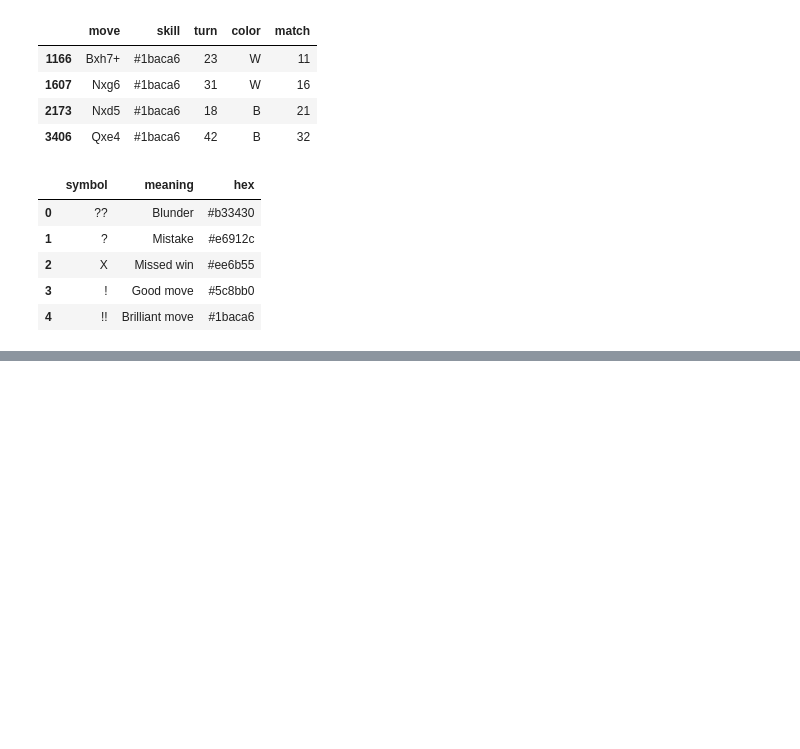
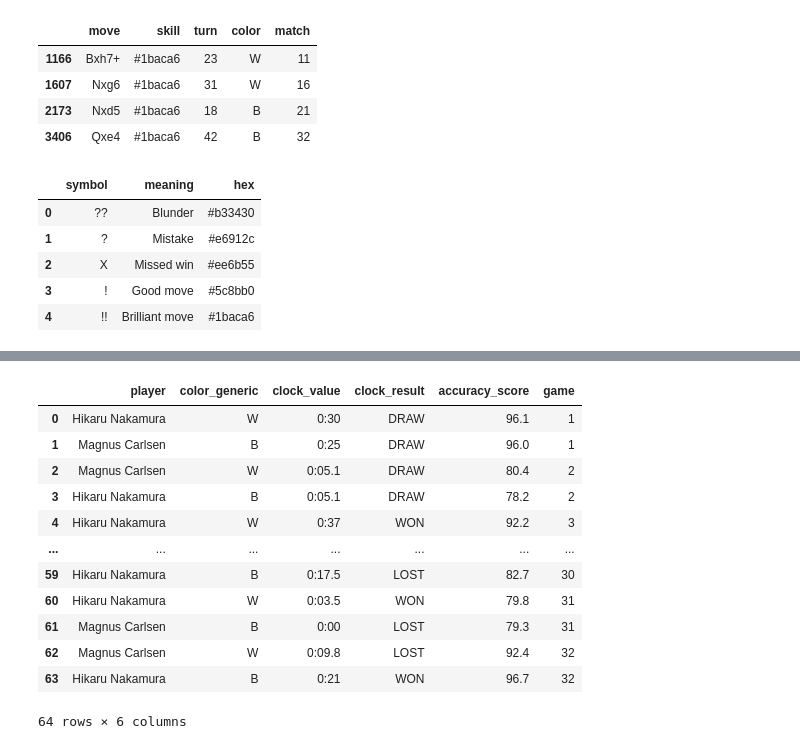
Before and after one commit to NicoNik22/Bullet-chess-championship-2023, a Jupyter notebook: Bullet Chess Championship 2023.ipynb, the cells around one changed output, grey strips where cells are left out. Saved outputs shown, nothing was run; the diff lists cells and outputs as text; code cells hidden in the pictures; blank space fills up the shorter version.

Commit message:
data Folder
Creation of the "data" Folder and making some more analysis.

```diff
--- a/Bullet Chess Championship 2023.ipynb
+++ b/Bullet Chess Championship 2023.ipynb
@@ -91,17 +102,18 @@ match = []
 n = 0
 
 
-for link in links:
+for link in links[:3]:
     # Load the page
     driver.get(link)
     sleep(5)
+    print(link)
 
 
     # Save the player ...
-    if 'Nakamura_Hikaru-Carlsen_Magnus' in links[0]:
+    if 'Nakamura_Hikaru-Carlsen_Magnus' in link:
         player.append('Hikaru Nakamura')
         player.append('Magnus Carlsen')
-    elif 'Carlsen_Magnus-Nakamura_Hikaru' in links[0]:
+    elif 'Carlsen_Magnus-Nakamura_Hikaru' in link:
         player.append('Magnus Carlsen')
         player.append('Hikaru Nakamura')
     # ... and the piece colors
@@ -293,0 +298,4 @@ df_annotation.to_csv('annotation.csv')
+# %%
+df_sistemaggio = pd.read_csv('data/summary.csv')
+
+df_sistemaggio
@@ -293,0 +316,26 @@ df_annotation.to_csv('annotation.csv')
+# %%
+p = []
+for i in range(int(len(df_sistemaggio)/2)):
+    if i % 2 == 1:
+        p.append('Magnus Carlsen')
+        p.append('Hikaru Nakamura')
+    else:
+        p.append('Hikaru Nakamura')
+        p.append('Magnus Carlsen')
+
+df_sistemaggio.player = p
+df_sistemaggio
+# %% [output]
+|  | player | color_generic | clock_value | clock_result | accuracy_score | game |
+| 0 | Hikaru Nakamura | W | 0:30 | DRAW | 96.1 | 1 |
+| 1 | Magnus Carlsen | B | 0:25 | DRAW | 96.0 | 1 |
+| 2 | Magnus Carlsen | W | 0:05.1 | DRAW | 80.4 | 2 |
+| 3 | Hikaru Nakamura | B | 0:05.1 | DRAW | 78.2 | 2 |
+| 4 | Hikaru Nakamura | W | 0:37 | WON | 92.2 | 3 |
+| ... | ... | ... | ... | ... | ... | ... |
+| 59 | Hikaru Nakamura | B | 0:17.5 | LOST | 82.7 | 30 |
+| 60 | Hikaru Nakamura | W | 0:03.5 | WON | 79.8 | 31 |
+| 61 | Magnus Carlsen | B | 0:00 | LOST | 79.3 | 31 |
+| 62 | Magnus Carlsen | W | 0:09.8 | LOST | 92.4 | 32 |
+| 63 | Hikaru Nakamura | B | 0:21 | WON | 96.7 | 32 |
+64 rows × 6 columns
```
Also changed, not shown: parts of 19 cells of this notebook, 4 other files.
